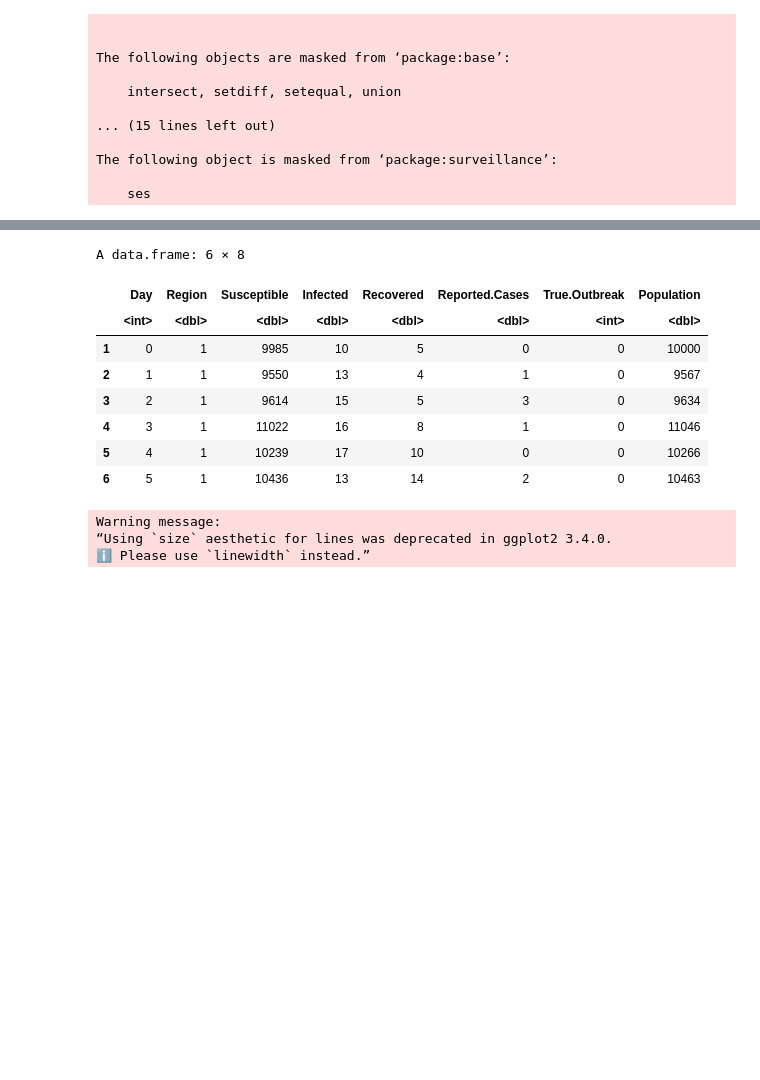
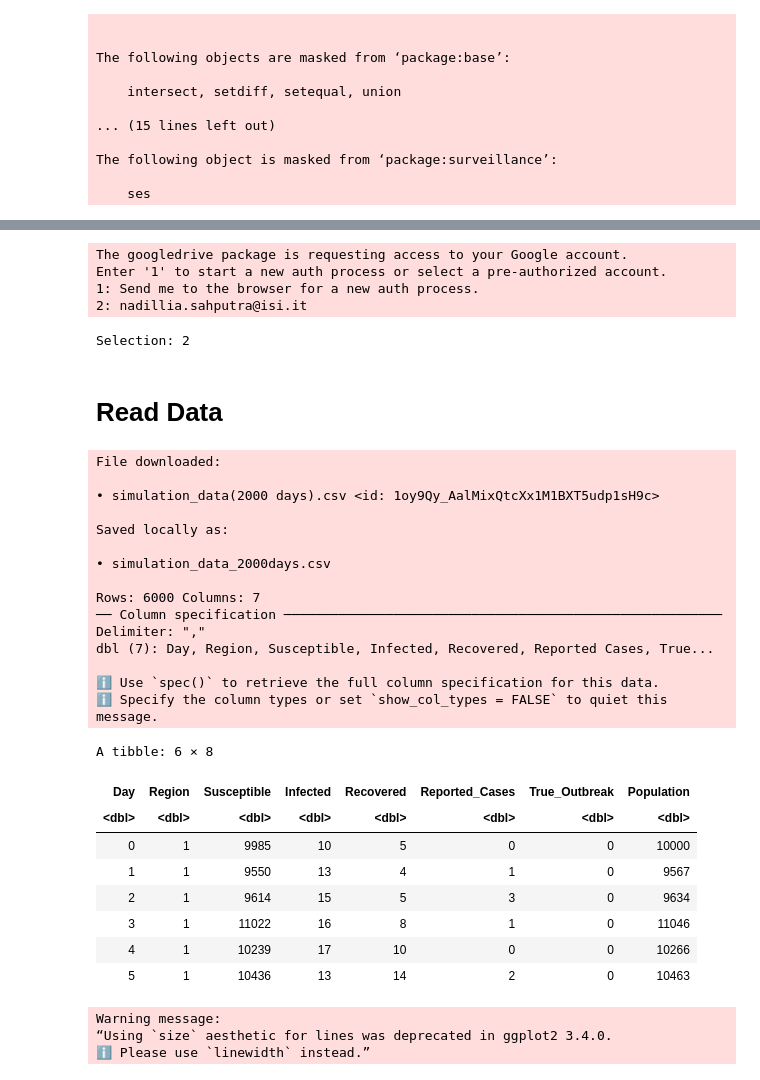
Before and after one commit to SahputraS/Outbreak-Simulation-and-Detection-Testing, a Jupyter notebook: Outbreak_Detections.ipynb, the cells around one changed output, grey strips where cells are left out. Cells and saved outputs as stored; diff of their text form; code cells hidden in the pictures; blank space fills up the shorter version.

Commit message:
V1.1 -  Automatic Google Drive upload

```diff
--- a/Outbreak_Detections.ipynb
+++ b/Outbreak_Detections.ipynb
@@ -35,18 +60,51 @@ The following object is masked from ‘package:surveillance’:
+# %%
+# Save cache in a file so that i don't have to authenticate repeatedly
+# drive_auth(cache = "/content/drive/My Drive/.secrets", use_oob = TRUE) #For first time authentification
+drive_auth(cache = "/content/drive/My Drive/.secrets", email = "nadillia.sahputra@isi.it")
+# %% [output]
+The googledrive package is requesting access to your Google account.
+Enter '1' to start a new auth process or select a pre-authorized account.
+1: Send me to the browser for a new auth process.
+2: nadillia.sahputra@isi.it
+Selection: 2
+# %% [markdown]
+# Read Data
 # %%
-data <- read.csv("simulation_data(2000 days).csv")
+drive_download(file = "satscan_data/simulation_data(2000 days).csv",
+               path = "simulation_data_2000days.csv",
+               overwrite = TRUE)
+
+data <- read_csv("simulation_data_2000days.csv")
+data <- data %>% rename(True_Outbreak = "True Outbreak")
+data <- data %>% rename(Reported_Cases = "Reported Cases")
 data$Population <- data$Susceptible + data$Infected + data$Recovered
 data$Region <- data$Region + 1 #Convert from (0 - 2) to (1 - 3) due to R indexing
 head(data)
 # %% [output]
-A data.frame: 6 × 8
+File downloaded:
+
+• simulation_data(2000 days).csv <id: 1oy9Qy_AalMixQtcXx1M1BXT5udp1sH9c>
+
+Saved locally as:
+
+• simulation_data_2000days.csv
+
+Rows: 6000 Columns: 7
+── Column specification ────────────────────────────────────────────────────────
+Delimiter: ","
+dbl (7): Day, Region, Susceptible, Infected, Recovered, Reported Cases, True...
+
+ℹ Use `spec()` to retrieve the full column specification for this data.
+ℹ Specify the column types or set `show_col_types = FALSE` to quiet this message.
+A tibble: 6 × 8
-|  | Day | Region | Susceptible | Infected | Recovered | Reported.Cases | True.Outbreak | Population |
-|  | <int> | <dbl> | <dbl> | <dbl> | <dbl> | <dbl> | <int> | <dbl> |
-| 1 | 0 | 1 | 9985 | 10 | 5 | 0 | 0 | 10000 |
-| 2 | 1 | 1 | 9550 | 13 | 4 | 1 | 0 | 9567 |
-| 3 | 2 | 1 | 9614 | 15 | 5 | 3 | 0 | 9634 |
-| 4 | 3 | 1 | 11022 | 16 | 8 | 1 | 0 | 11046 |
-| 5 | 4 | 1 | 10239 | 17 | 10 | 0 | 0 | 10266 |
-| 6 | 5 | 1 | 10436 | 13 | 14 | 2 | 0 | 10463 |
+| Day | Region | Susceptible | Infected | Recovered | Reported_Cases | True_Outbreak | Population |
+| <dbl> | <dbl> | <dbl> | <dbl> | <dbl> | <dbl> | <dbl> | <dbl> |
+| 0 | 1 | 9985 | 10 | 5 | 0 | 0 | 10000 |
+| 1 | 1 | 9550 | 13 | 4 | 1 | 0 | 9567 |
+| 2 | 1 | 9614 | 15 | 5 | 3 | 0 | 9634 |
+| 3 | 1 | 11022 | 16 | 8 | 1 | 0 | 11046 |
+| 4 | 1 | 10239 | 17 | 10 | 0 | 0 | 10266 |
+| 5 | 1 | 10436 | 13 | 14 | 2 | 0 | 10463 |
 # %%
 # PLot to determine the inital period that I want to discard
 options(repr.plot.width = 12, repr.plot.height = 6)
```
Also changed, not shown: parts of 14 cells of this notebook.
